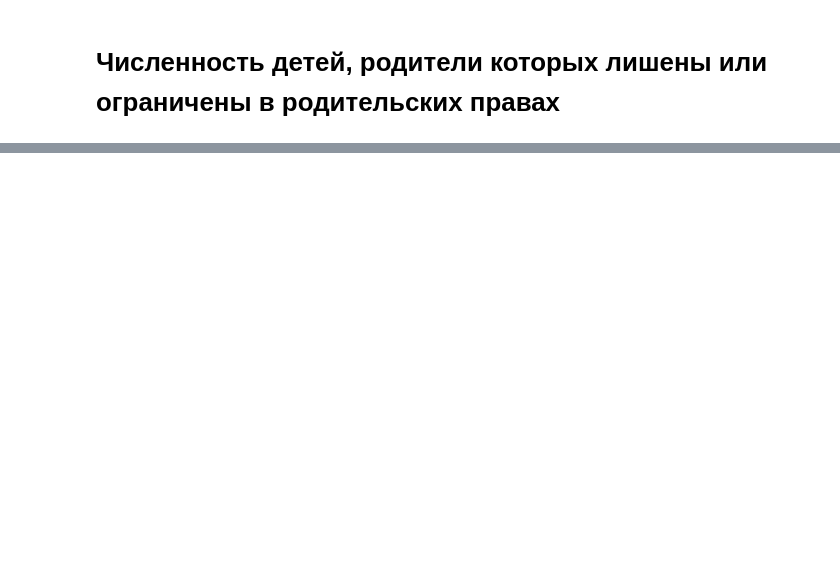
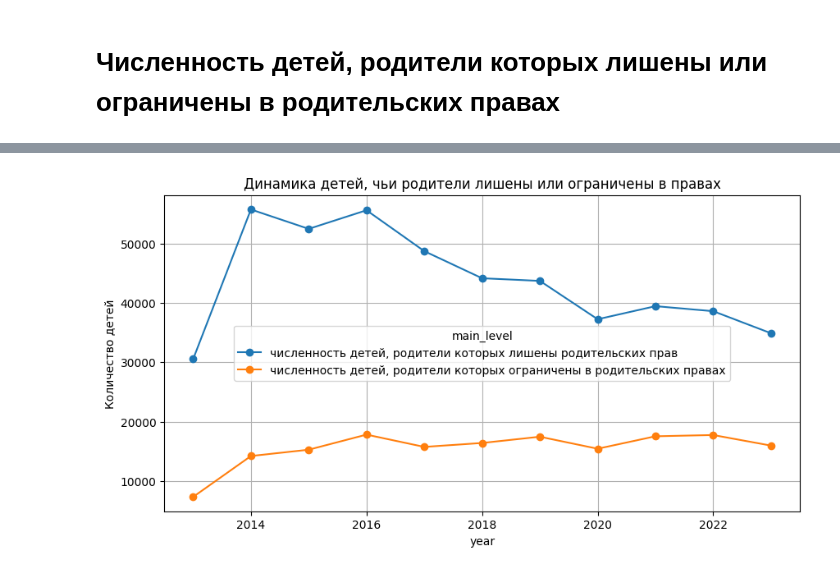
Before and after one commit to manifoldmind/Orphans-data-analysis, a Jupyter notebook: 1 scale of problem.ipynb, the cells around one changed output, grey strips where cells are left out. Drawn from its saved outputs; the diff is of its cells as text; code cells hidden in the pictures; blank space fills up the shorter version.

```diff
--- a/1 scale of problem.ipynb
+++ b/1 scale of problem.ipynb
@@ -293,0 +330,18 @@ influx_per_year = df_total_4.groupby('year')['indicator_value'].sum().reset_inde
+# %%
+mask_children = (df['indicator_category'] == '5. Зашита прав детей') & \
+                (df['dimension'] == 'всего') & \
+                ((df['main_level'] == 'численность детей, родители которых лишены родительских прав') | \
+                 (df['main_level'] == 'численность детей, родители которых ограничены в родительских правах'))
+
+df_total_4 = df[mask_children].copy()
+by_children = df_total_4.groupby(['year', 'main_level'])['indicator_value'].sum().reset_index()
+# %%
+# Создаём сводную таблицу: строки — год, столбцы — main_level, значения — сумма
+pivot = df_total_4.pivot_table(index='year', columns='main_level', values='indicator_value', aggfunc='sum')
+pivot.plot(marker='o', figsize=(10,5))
+plt.title('Динамика детей, чьи родители лишены или ограничены в правах')
+plt.ylabel('Количество детей')
+plt.grid(True)
+plt.show()
+# %% [output]
+[figure, added]
```
Also changed, not shown: parts of 7 cells of this notebook, 1 other file.
